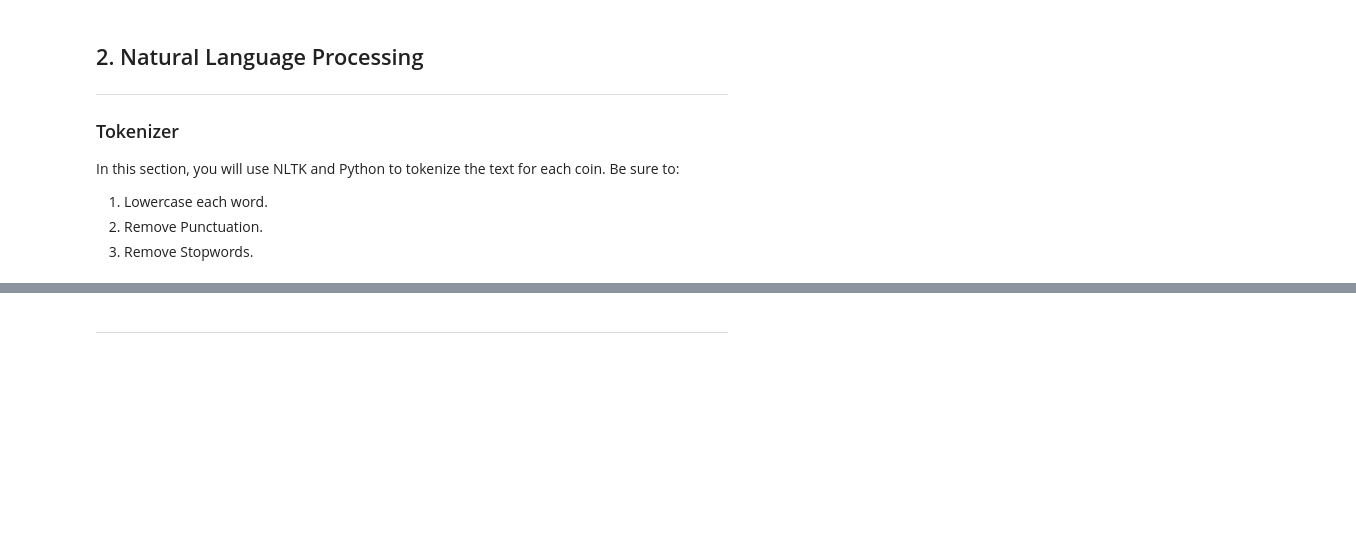
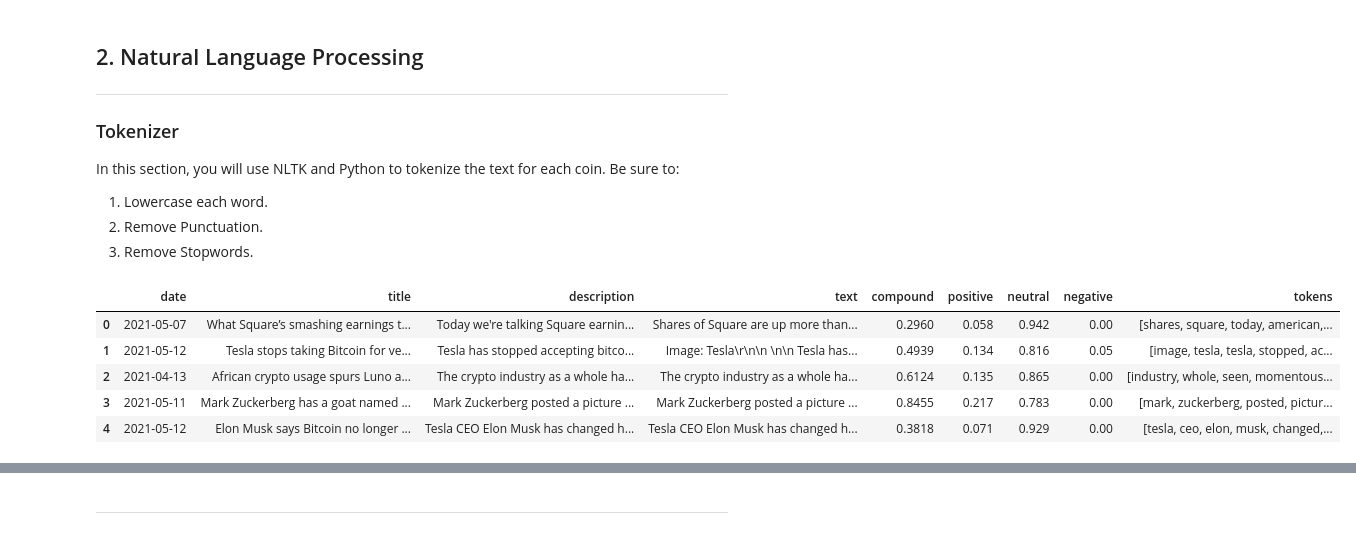
Before and after one commit to Kyyzer/week12-crypto-tales, a Jupyter notebook: crypto_sentiment.ipynb, the cells around one changed output, grey strips where cells are left out. Saved outputs shown, nothing was run; the diff lists cells and outputs as text; code cells hidden in the pictures; blank space fills up the shorter version.

Commit message:
Adding tokenizer code

```diff
--- a/crypto_sentiment.ipynb
+++ b/crypto_sentiment.ipynb
@@ -187,7 +187,7 @@ lemmatizer = WordNetLemmatizer()
 sw = set(stopwords.words('english'))
 
 # Expand the default stopwords list if necessary
-sw_addon = {'bitcoin', 'ethereum'}
+sw_addon = {'bitcoin', 'ethereum', 'crypto'}
 
 # Define regex
 regex = re.compile("[^a-zA-Z ]")
@@ -197,7 +197,7 @@ def tokenizer(text):
     """Tokenizes text."""
 
     # Remove the punctuation from text
-    re_clean = regex.sub('', article)
+    re_clean = regex.sub('', text)
 
     # Create a tokenized list of the words
     words = word_tokenize(re_clean)
@@ -209,11 +209,19 @@ def tokenizer(text):
     words = [word.lower() for word in words]
 
     # Remove the stop words
-    tokens = [word for word in words if word not in sw]
+    tokens = [word for word in words if word not in sw.union(sw_addon)]
 
     return tokens
 # %%
 # Create a new tokens column for Bitcoin
-# YOUR CODE HERE!
+btc_df["tokens"] = btc_df.text.apply(tokenizer)
+btc_df.head()
+# %% [output]
+|  | date | title | description | text | compound | positive | neutral | negative | tokens |
+| 0 | 2021-05-07 | What Square’s smashing earnings t... | Today we're talking Square earnin... | Shares of Square are up more than... | 0.2960 | 0.058 | 0.942 | 0.00 | [shares, square, today, american,... |
+| 1 | 2021-05-12 | Tesla stops taking Bitcoin for ve... | Tesla has stopped accepting bitco... | Image: Tesla\r\n\n \n\n Tesla has... | 0.4939 | 0.134 | 0.816 | 0.05 | [image, tesla, tesla, stopped, ac... |
+| 2 | 2021-04-13 | African crypto usage spurs Luno a... | The crypto industry as a whole ha... | The crypto industry as a whole ha... | 0.6124 | 0.135 | 0.865 | 0.00 | [industry, whole, seen, momentous... |
+| 3 | 2021-05-11 | Mark Zuckerberg has a goat named ... | Mark Zuckerberg posted a picture ... | Mark Zuckerberg posted a picture ... | 0.8455 | 0.217 | 0.783 | 0.00 | [mark, zuckerberg, posted, pictur... |
+| 4 | 2021-05-12 | Elon Musk says Bitcoin no longer ... | Tesla CEO Elon Musk has changed h... | Tesla CEO Elon Musk has changed h... | 0.3818 | 0.071 | 0.929 | 0.00 | [tesla, ceo, elon, musk, changed,... |
 # %%
 # Create a new tokens column for Ethereum
```
Also changed, not shown: parts of 1 cell of this notebook.
